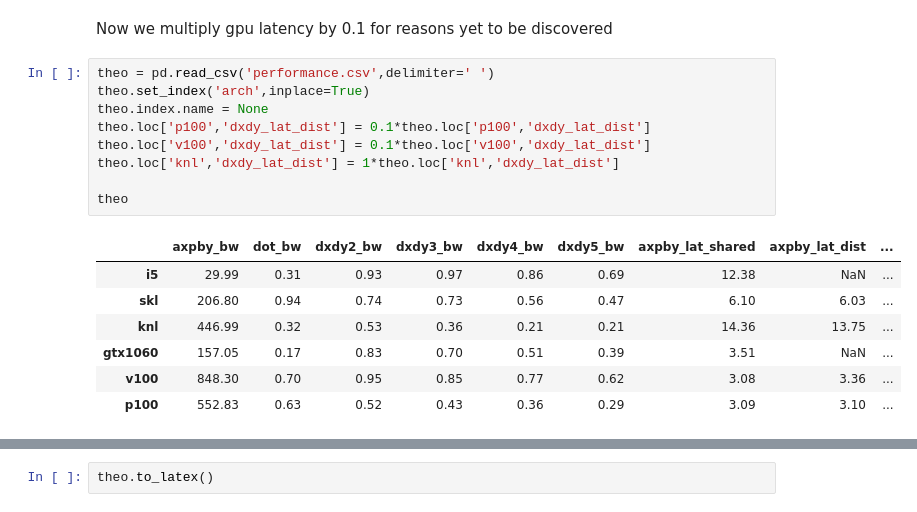
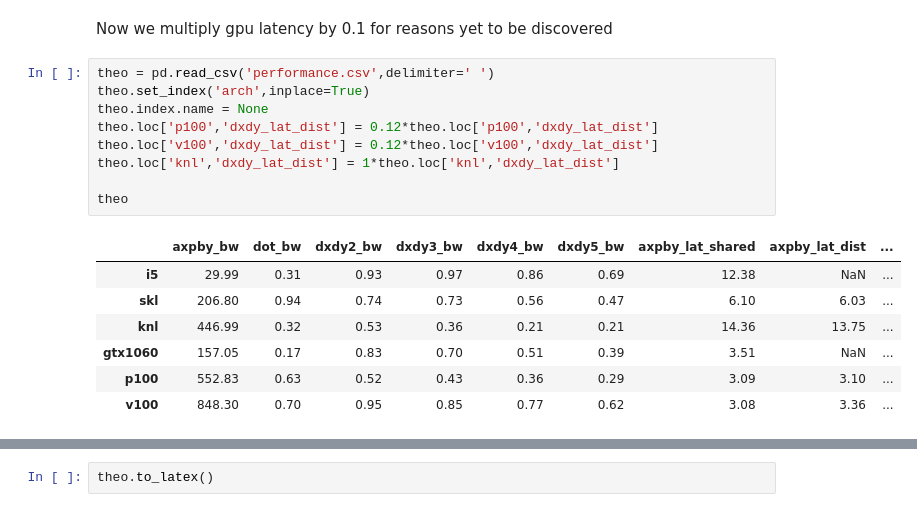
Before and after one commit to mwiesenberger/performance, a Jupyter notebook: 5-prediction.ipynb, the cells around one changed output, grey strips where cells are left out. Cells and saved outputs as stored; diff of their text form.

```diff
--- a/5-prediction.ipynb
+++ b/5-prediction.ipynb
@@ -49,20 +49,20 @@ Now we multiply gpu latency by 0.1 for reasons yet to be discovered
 # %%
 theo = pd.read_csv('performance.csv',delimiter=' ')
 theo.set_index('arch',inplace=True)
 theo.index.name = None
-theo.loc['p100','dxdy_lat_dist'] = 0.1*theo.loc['p100','dxdy_lat_dist']
-theo.loc['v100','dxdy_lat_dist'] = 0.1*theo.loc['v100','dxdy_lat_dist']
+theo.loc['p100','dxdy_lat_dist'] = 0.12*theo.loc['p100','dxdy_lat_dist']
+theo.loc['v100','dxdy_lat_dist'] = 0.12*theo.loc['v100','dxdy_lat_dist']
 theo.loc['knl','dxdy_lat_dist'] = 1*theo.loc['knl','dxdy_lat_dist']
 
 theo
 # %% [output]
 |  | axpby_bw | dot_bw | dxdy2_bw | dxdy3_bw | dxdy4_bw | dxdy5_bw | axpby_lat_shared | axpby_lat_dist | ... |
 | i5 | 29.99 | 0.31 | 0.93 | 0.97 | 0.86 | 0.69 | 12.38 | NaN | ... |
 | skl | 206.80 | 0.94 | 0.74 | 0.73 | 0.56 | 0.47 | 6.10 | 6.03 | ... |
 | knl | 446.99 | 0.32 | 0.53 | 0.36 | 0.21 | 0.21 | 14.36 | 13.75 | ... |
 | gtx1060 | 157.05 | 0.17 | 0.83 | 0.70 | 0.51 | 0.39 | 3.51 | NaN | ... |
+| p100 | 552.83 | 0.63 | 0.52 | 0.43 | 0.36 | 0.29 | 3.09 | 3.10 | ... |
 | v100 | 848.30 | 0.70 | 0.95 | 0.85 | 0.77 | 0.62 | 3.08 | 3.36 | ... |
-| p100 | 552.83 | 0.63 | 0.52 | 0.43 | 0.36 | 0.29 | 3.09 | 3.10 | ... |
 # %%
 #now compute and plot the prediction
 for n in ['arakawa','cg'] :#latencies.keys():
```
Also changed, not shown: parts of 2 cells of this notebook, 2 other files.
